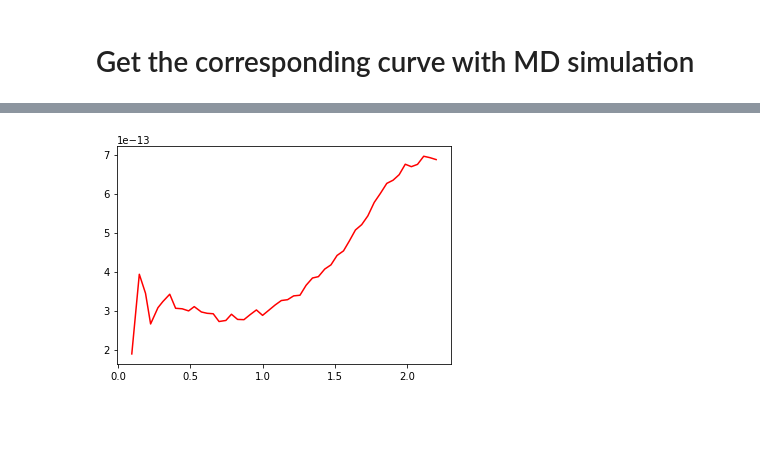
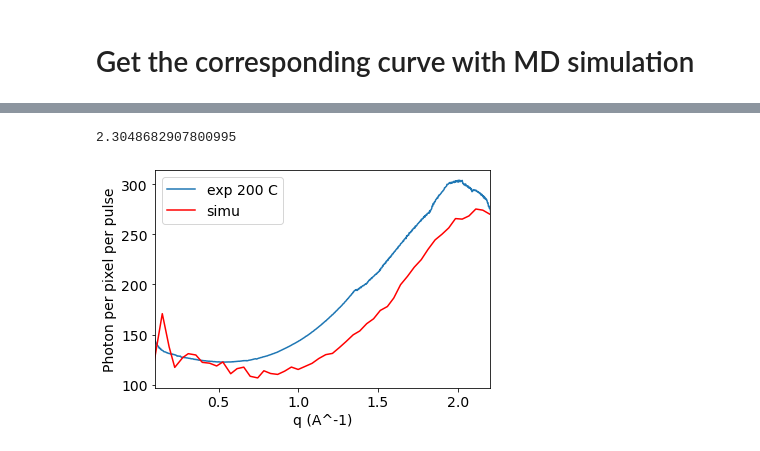
Before and after one commit to haoyuanli93/SpeckleContrastEstimation, a Jupyter notebook: JupyterNotebook/Get_Scattering_Intensity_From_MD_Test1-Copy1.ipynb, the cells around one changed output, grey strips where cells are left out. Drawn from its saved outputs; the diff is of its cells as text; code cells hidden in the pictures; blank space fills up the shorter version.

```diff
--- a/JupyterNotebook/Get_Scattering_Intensity_From_MD_Test1-Copy1.ipynb
+++ b/JupyterNotebook/Get_Scattering_Intensity_From_MD_Test1-Copy1.ipynb
@@ -143,5 +179,20 @@ plt.show()
-# %%
-plt.plot(q_len_bin, std_intensity_bin, 'r')
-plt.show()
-# %% [output]
-[figure, removed]
+# %%
+q_idx_1 = np.argmin(np.abs(q_len_bin - 1.))
+q_idx_2 = np.argmin(np.abs(q_len_bin - 2.))
+
+mean_intensity_bin[q_idx_2] / mean_intensity_bin[q_idx_1]
+# %% [output]
+2.3048682907800995
+# %%
+x = -6
+
+plt.plot(data_holder[x][:,0], data_holder[x][:,1], label="exp {} C".format(H2O_temp[x]))
+plt.xlim([0.1, 2.2])
+
+plt.plot(q_len_bin, mean_intensity_bin * ratio * ratio * z_num, 'r', label='simu')
+plt.xlabel("q (A^-1)")
+plt.ylabel("Photon per pixel per pulse")
+plt.legend()
+plt.show()
+# %% [output]
+[figure, added]
```
Also changed, not shown: parts of 9 cells of this notebook, 1 other file.
